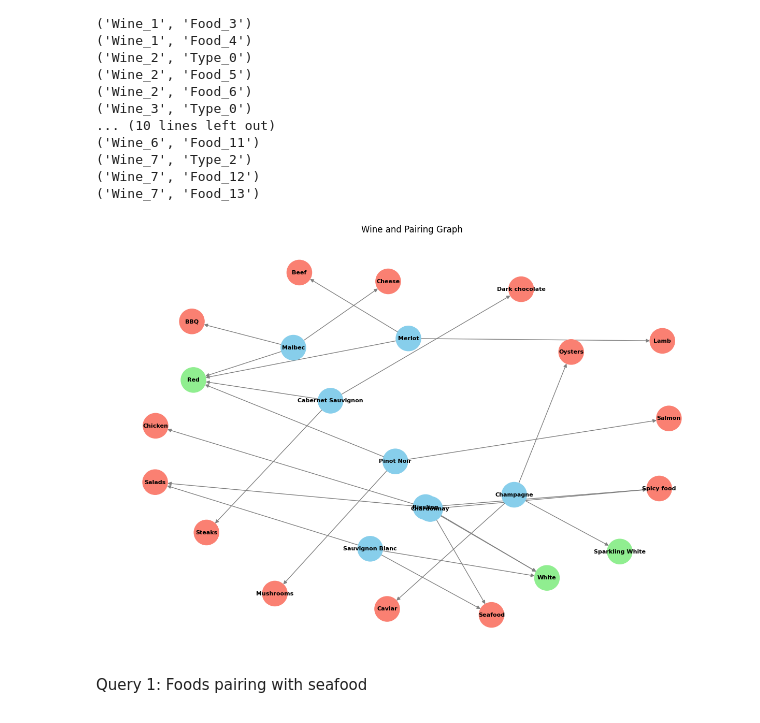
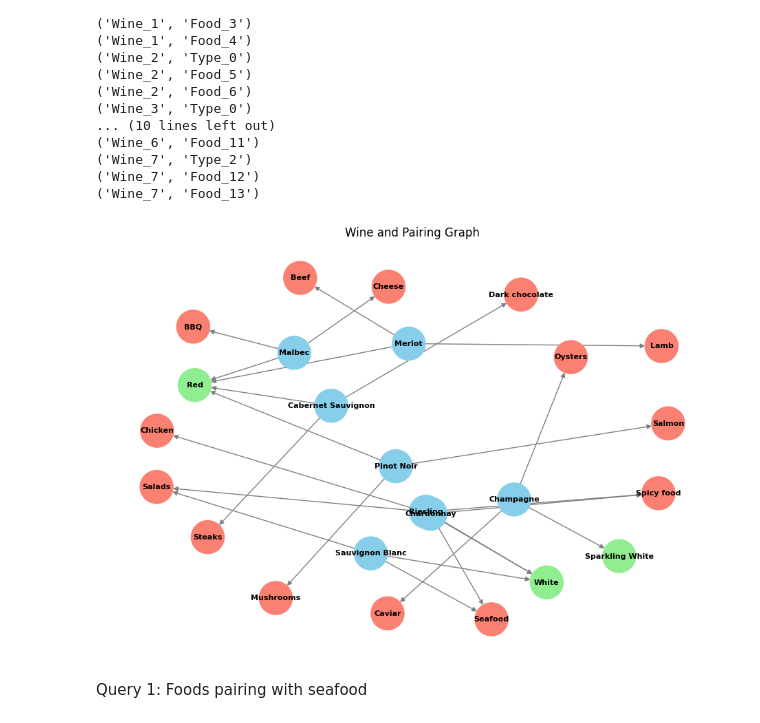
Before and after one commit to juicebocks27/DDP-Reasoning, a Jupyter notebook: wine ontology/pyreason_wine_v3.ipynb, the cells around one changed output. Drawn from its saved outputs; the diff is of its cells as text; code cells hidden in the pictures.

```diff
--- a/wine ontology/pyreason_wine_v3.ipynb
+++ b/wine ontology/pyreason_wine_v3.ipynb
@@ -173,35 +173,35 @@ color_map = {
     'type': 'lightgreen',
     'food': 'salmon'
 }
 
 # Apply node colors based on category
 node_colors = [color_map[wine_g.nodes[node]['category']] for node in wine_g.nodes]
 
 # Plot the graph
-plt.figure(figsize=(12, 8))
+plt.figure(figsize=(9, 6))
 pos = nx.spring_layout(wine_g, seed=42)
 
 # Draw the nodes with category-based colors
 nx.draw(wine_g, pos, node_color=node_colors, with_labels=False, node_size=1200, edge_color='gray')
 
 # Create labels for the nodes
 labels = {}
 for node in wine_g.nodes():
     if node.startswith("Wine"):
         labels[node] = wine_g.nodes[node]['name']
     elif node.startswith("Type"):
         labels[node] = wine_g.nodes[node]['type']
     elif node.startswith("Food"):
         labels[node] = wine_g.nodes[node]['food_name']
 
 # Draw the labels
 nx.draw_networkx_labels(wine_g, pos, labels=labels, font_size=8, font_weight='bold', font_color='black')
 
 plt.title('Wine and Pairing Graph')
 plt.axis('off')
 plt.show()
 # %% [output]
-[figure, old version]
+[figure, new version]
 # %% [markdown]
 Query 1: Foods pairing with seafood
 # %%
```
